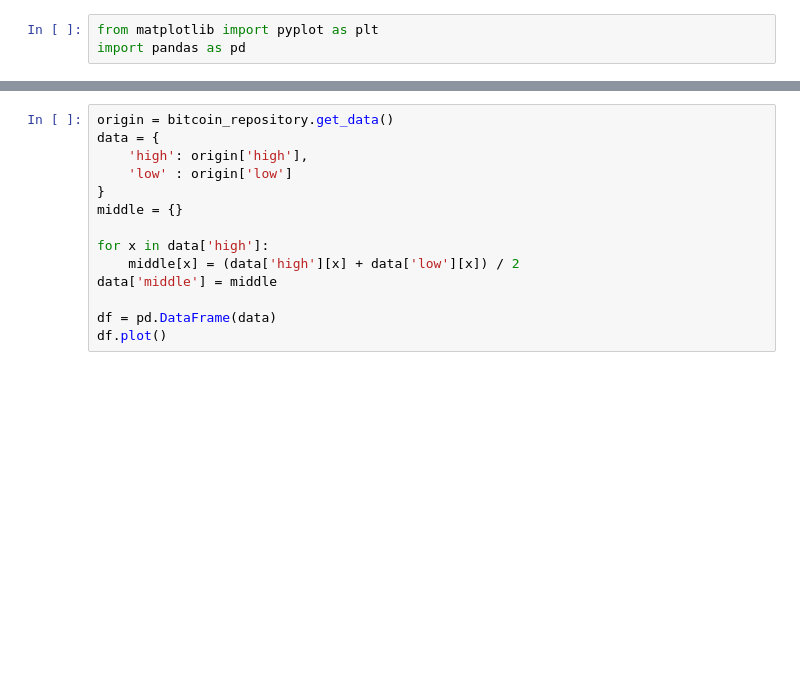
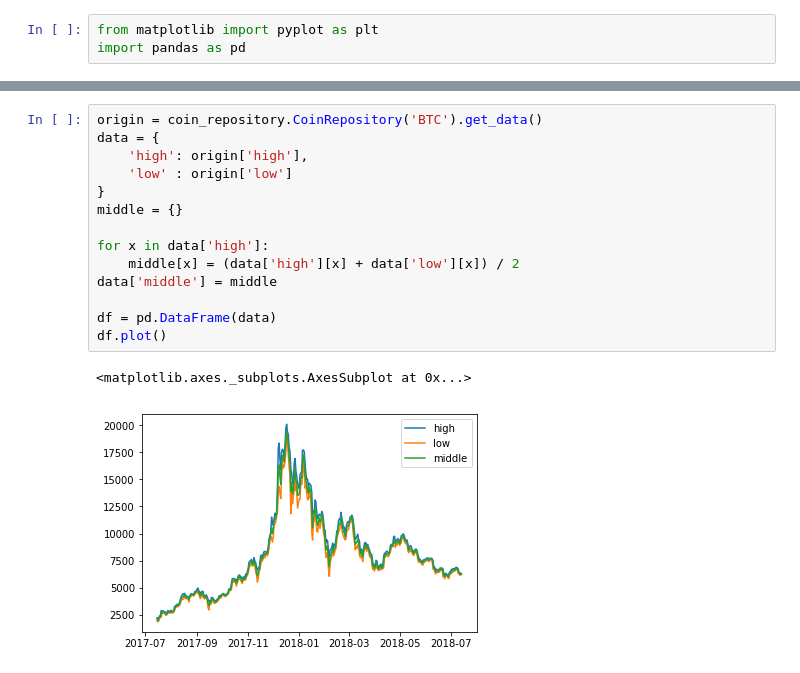
Before and after one commit to love-adela/bohemianbinary-blog, a Jupyter notebook: Bitcoin_OHLC차트.ipynb, the cells around one changed output, grey strips where cells are left out. Saved outputs shown, nothing was run; the diff lists cells and outputs as text; blank space fills up the shorter version.

```diff
--- a/Bitcoin_OHLC차트.ipynb
+++ b/Bitcoin_OHLC차트.ipynb
@@ -22,14 +16,17 @@ df.plot()
 # %%
-origin = bitcoin_repository.get_data()
+origin = coin_repository.CoinRepository('BTC').get_data()
 data = {
     'high': origin['high'],
     'low' : origin['low']
 }
 middle = {}
 
 for x in data['high']:
     middle[x] = (data['high'][x] + data['low'][x]) / 2
 data['middle'] = middle
 
 df = pd.DataFrame(data)
 df.plot()
+# %% [output]
+<matplotlib.axes._subplots.AxesSubplot at 0x...>
+[figure, added]
```
Also changed, not shown: parts of 5 cells of this notebook, 17 other files.
